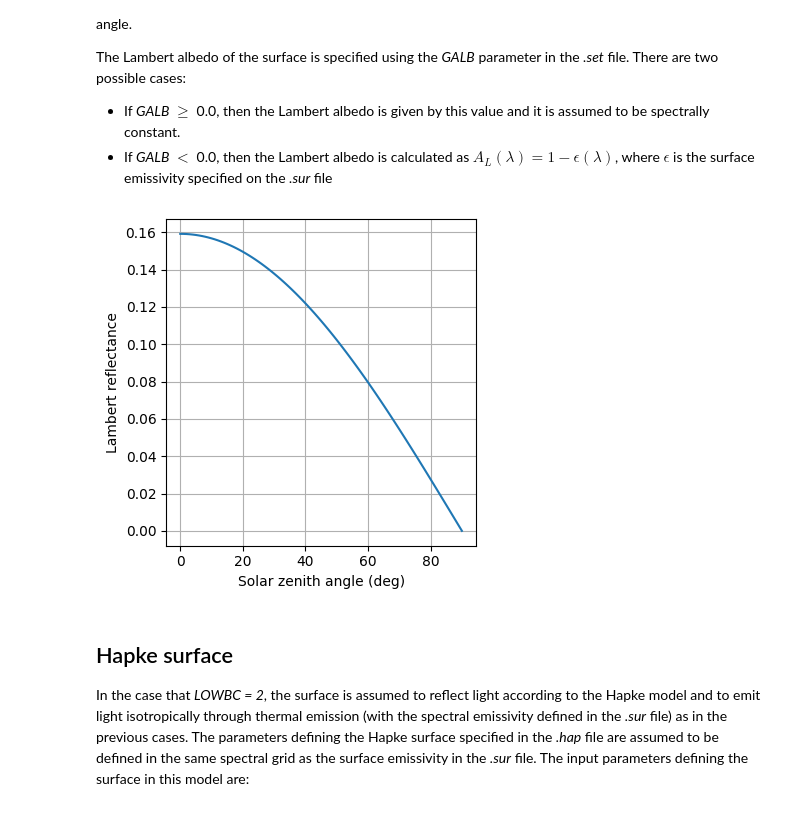
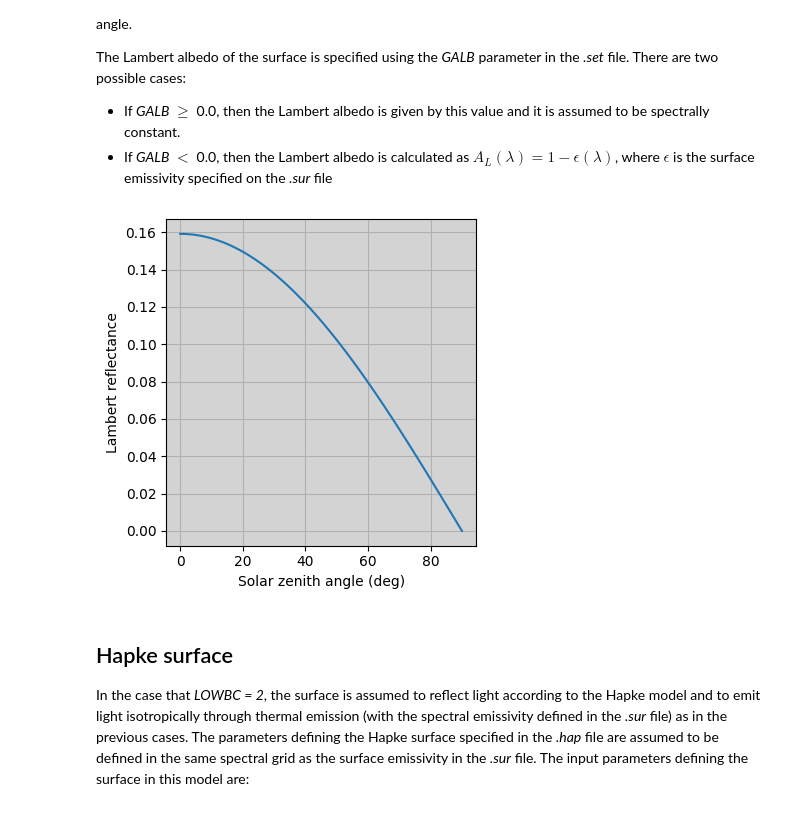
Before and after one commit to zcmcqueen/archnemesis-dist, a Jupyter notebook: docs/examples/surface_modes/surface.ipynb, the cells around one changed output. Saved outputs shown, nothing was run; the diff lists cells and outputs as text; code cells hidden in the pictures.

```diff
--- a/docs/examples/surface_modes/surface.ipynb
+++ b/docs/examples/surface_modes/surface.ipynb
@@ -82,21 +81,22 @@ The Lambert albedo of the surface is specified using the *GALB* parameter in the
 # %%
 Surface = ans.Surface_0(GALB=0.5,LOWBC=1,NEM=1)
 
 #Calculating the albedo (in this case it will be given by GALB at all wavelengths since GALB>0.0)
 Albedo = Surface.calc_albedo()
 
 #Calculating the variation of surface reflectance with solar zenith angle
 SOL_ANG = np.linspace(0.,90.,91)                  #(NTHETA)
 BRDF = Surface.calc_Lambert_BRDF(Albedo,SOL_ANG)  #(NWAVE,NTHETA)
 
 fig,ax1 = plt.subplots(1,1,figsize=(4,4))
 ax1.plot(SOL_ANG,BRDF[0,:])
 ax1.grid()
 ax1.set_xlabel('Solar zenith angle (deg)')
 ax1.set_ylabel('Lambert reflectance')
+ax1.set_facecolor('lightgray')
 plt.tight_layout()
 # %% [output]
-[figure, old version]
+[figure, new version]
 # %% [markdown]
 ## Hapke surface
 
```
Also changed, not shown: parts of 3 cells of this notebook, 10 other files.
